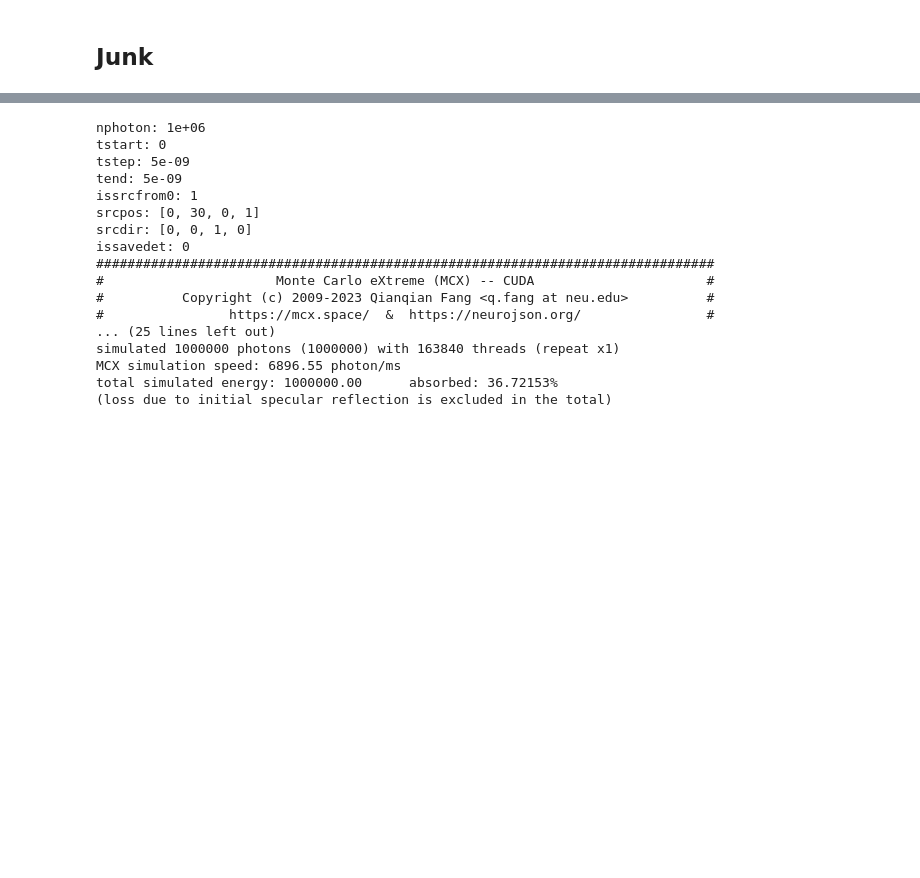
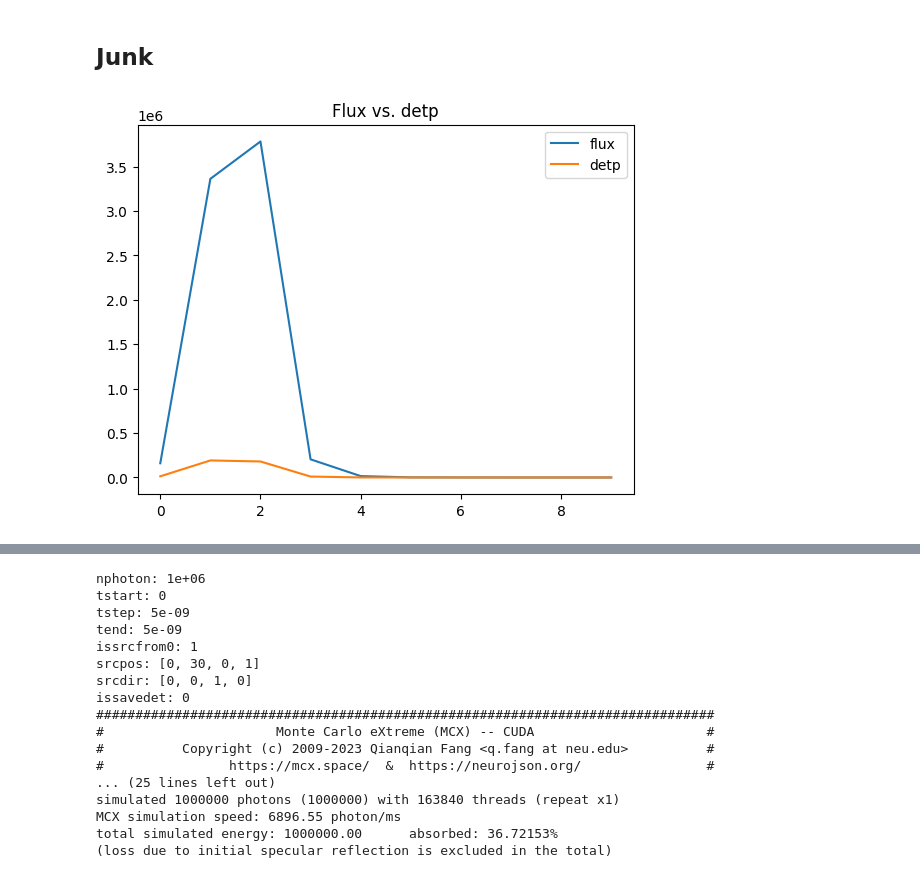
Before and after one commit to neural-imagery/tomography-experiments, a Jupyter notebook: 3d/main.ipynb, the cells around one changed output, grey strips where cells are left out. Saved outputs shown, nothing was run; the diff lists cells and outputs as text; code cells hidden in the pictures; blank space fills up the shorter version.

Commit message:
Compare flux to detp

```diff
--- a/3d/main.ipynb
+++ b/3d/main.ipynb
@@ -190,3 +190,20 @@ plt.show()
 [figure]
 # %% [markdown]
 ## Junk
+# %%
+# res2['flux']
+# sensor_positions[:,1:3]
+flux = res_temp['flux'].squeeze()
+sensor_positions[:,1:3]
+
+# grab flux at sensor positions
+flux_at_sensors = flux[sensor_positions[:,1].astype(int), sensor_positions[:,2].astype(int)]
+
+data_vals = np.array(list(data.values()))
+plt.plot(flux_at_sensors, label='flux')
+plt.plot(data_vals, label='detp')
+plt.legend()
+plt.title("Flux vs. detp")
+plt.show()
+# %% [output]
+[figure, added]
```
Also changed, not shown: parts of 2 cells of this notebook.
